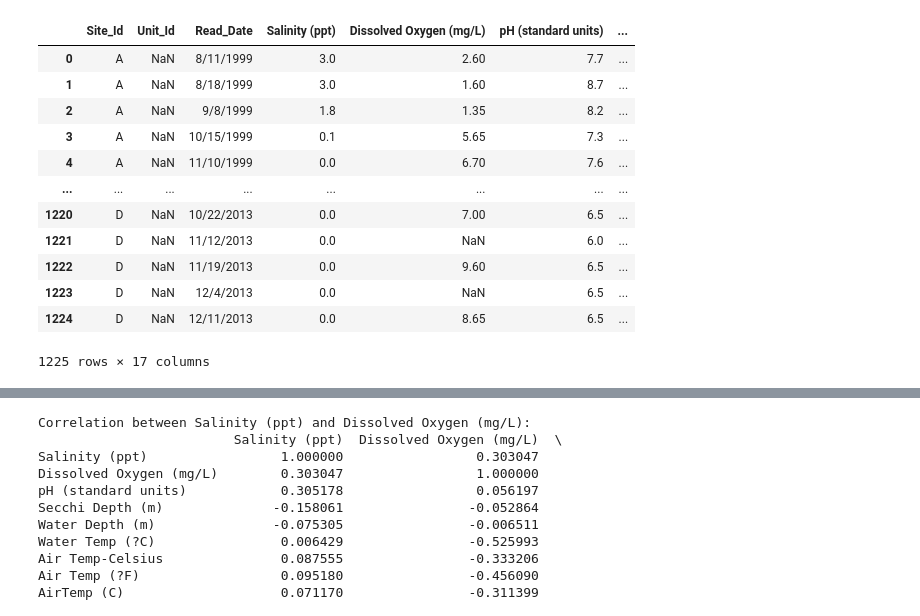
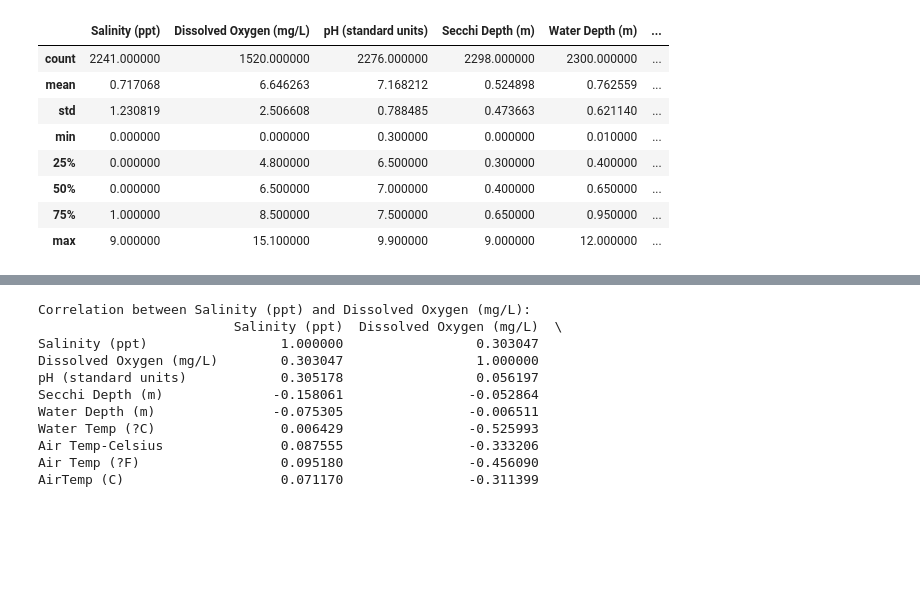
Before and after one commit to ENVS110a-SP23/group8-project, a Jupyter notebook: Check-in_4.ipynb, the cells around one changed output, grey strips where cells are left out. Cells and saved outputs as stored; diff of their text form; code cells hidden in the pictures; blank space fills up the shorter version.

```diff
--- a/Check-in_4.ipynb
+++ b/Check-in_4.ipynb
@@ -1,30 +1,30 @@
 # %%
 import pandas as pd
 import numpy as np
 import matplotlib.pyplot as plt
 import seaborn as sns
 import scipy.stats as stats
 filename = "https://raw.githubusercontent.com/ENVS110a-SP23/group8-project/main/BKB_WaterQualityData_2020084%20(1).csv"
 df = pd.read_csv(filename)
 sns.set_theme()
-
+df.describe()
 # do this two lines of code below actually drop the values, or do I need to remove them still?
+#it seems to work. the code removed all the lines of code that included 'not recorded and null values
+#i printed the df.describe values before and after the df.loc line and you are able to see how they
+#are different.
 df.loc[df.isnull().any(axis=1),:].reset_index(drop=True)
 df.loc[df.isin(['Not Recorded']).any(axis=1),:].reset_index(drop=True)
+df.describe()
 # %% [output]
-|  | Site_Id | Unit_Id | Read_Date | Salinity (ppt) | Dissolved Oxygen (mg/L) | pH (standard units) | ... |
-| 0 | A | NaN | 8/11/1999 | 3.0 | 2.60 | 7.7 | ... |
-| 1 | A | NaN | 8/18/1999 | 3.0 | 1.60 | 8.7 | ... |
-| 2 | A | NaN | 9/8/1999 | 1.8 | 1.35 | 8.2 | ... |
-| 3 | A | NaN | 10/15/1999 | 0.1 | 5.65 | 7.3 | ... |
-| 4 | A | NaN | 11/10/1999 | 0.0 | 6.70 | 7.6 | ... |
-| ... | ... | ... | ... | ... | ... | ... | ... |
-| 1220 | D | NaN | 10/22/2013 | 0.0 | 7.00 | 6.5 | ... |
-| 1221 | D | NaN | 11/12/2013 | 0.0 | NaN | 6.0 | ... |
-| 1222 | D | NaN | 11/19/2013 | 0.0 | 9.60 | 6.5 | ... |
-| 1223 | D | NaN | 12/4/2013 | 0.0 | NaN | 6.5 | ... |
-| 1224 | D | NaN | 12/11/2013 | 0.0 | 8.65 | 6.5 | ... |
+|  | Salinity (ppt) | Dissolved Oxygen (mg/L) | pH (standard units) | Secchi Depth (m) | Water Depth (m) | ... |
+| count | 2241.000000 | 1520.000000 | 2276.000000 | 2298.000000 | 2300.000000 | ... |
+| mean | 0.717068 | 6.646263 | 7.168212 | 0.524898 | 0.762559 | ... |
+| std | 1.230819 | 2.506608 | 0.788485 | 0.473663 | 0.621140 | ... |
+| min | 0.000000 | 0.000000 | 0.300000 | 0.000000 | 0.010000 | ... |
+| 25% | 0.000000 | 4.800000 | 6.500000 | 0.300000 | 0.400000 | ... |
+| 50% | 0.000000 | 6.500000 | 7.000000 | 0.400000 | 0.650000 | ... |
+| 75% | 1.000000 | 8.500000 | 7.500000 | 0.650000 | 0.950000 | ... |
+| max | 9.000000 | 15.100000 | 9.900000 | 9.000000 | 12.000000 | ... |
-1225 rows × 17 columns
 # %%
 df_sub = df.loc[(df['Salinity (ppt)'].notnull()) & (df['Dissolved Oxygen (mg/L)'].notnull()),:].reset_index(drop=True)
 ax = sns.scatterplot(x='Salinity (ppt)', y='Dissolved Oxygen (mg/L)', data=df_sub)
```
Also changed, not shown: parts of 1 cell of this notebook, 1 other file.
